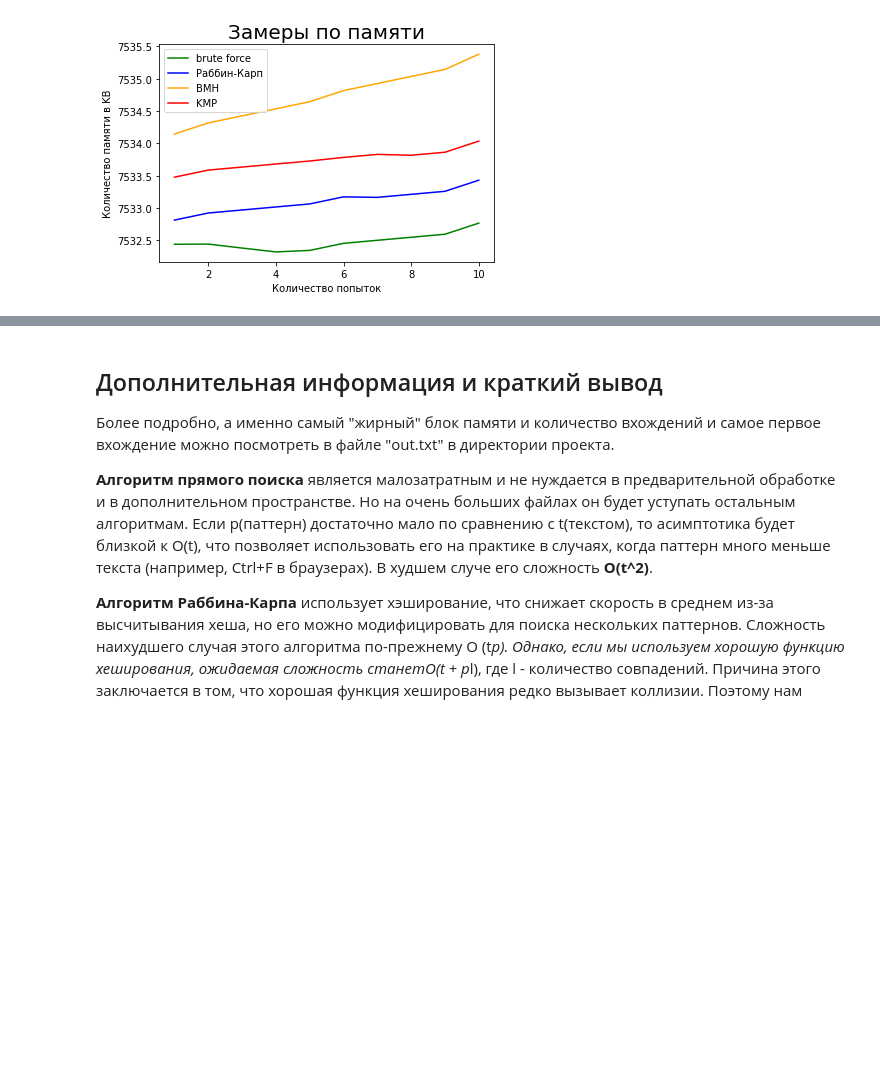
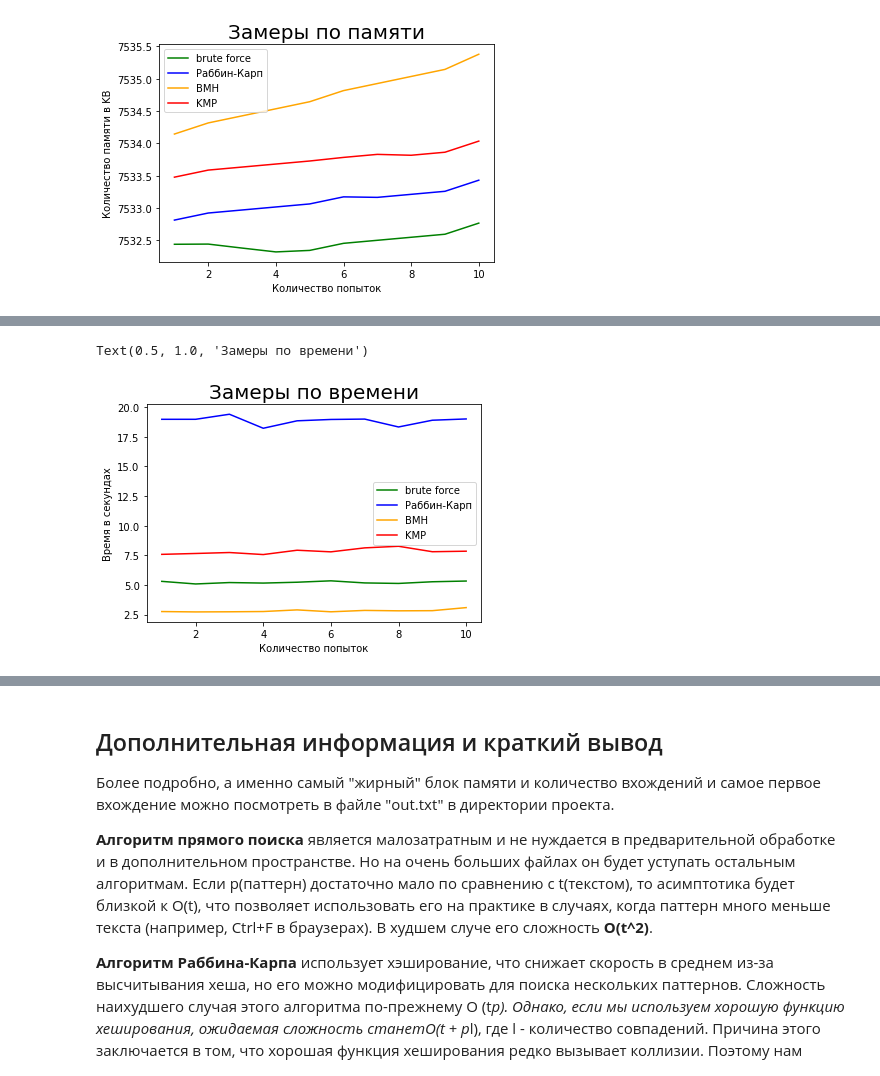
Before and after one commit to bodyan228/Find_substing, a Jupyter notebook: Отчёт.ipynb, the cells around one changed output, grey strips where cells are left out. Saved outputs shown, nothing was run; the diff lists cells and outputs as text; code cells hidden in the pictures; blank space fills up the shorter version.

```diff
--- a/Отчёт.ipynb
+++ b/Отчёт.ipynb
@@ -151,0 +156,22 @@ Text(0.5, 1.0, 'Замеры по памяти')
+# %%
+%matplotlib inline
+
+from matplotlib import pyplot as plt
+import for_graphs
+
+fig, ax = plt.subplots()
+a = for_graphs.get_data()
+
+ax.plot([1,2,3,4,5,6,7,8,9,10], a[0], color='green', label='brute force')
+ax.plot([1,2,3,4,5,6,7,8,9,10], a[1], color='blue', label='Раббин-Карп')
+ax.plot([1,2,3,4,5,6,7,8,9,10], a[2], color='orange', label='BMH')
+ax.plot([1,2,3,4,5,6,7,8,9,10], a[3], color='red', label='KMP')
+
+ax.legend()
+ax.set_xlabel("Количество попыток")
+ax.set_ylabel("Время в секундах")
+
+ax.set_title('Замеры по времени', fontsize=20)
+# %% [output]
+Text(0.5, 1.0, 'Замеры по времени')
+[figure, added]
```
Also changed, not shown: parts of 2 cells of this notebook, 2 other files.
